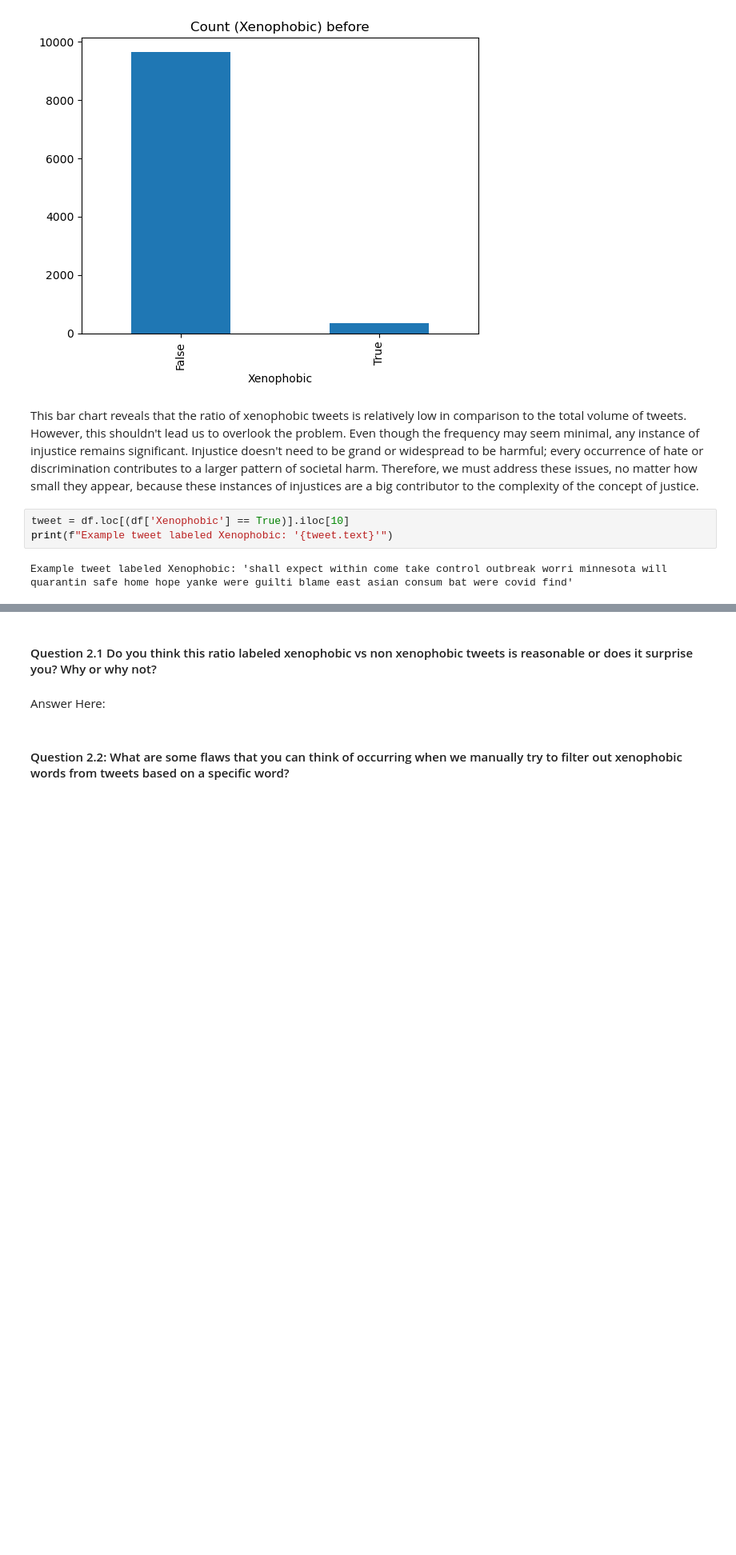
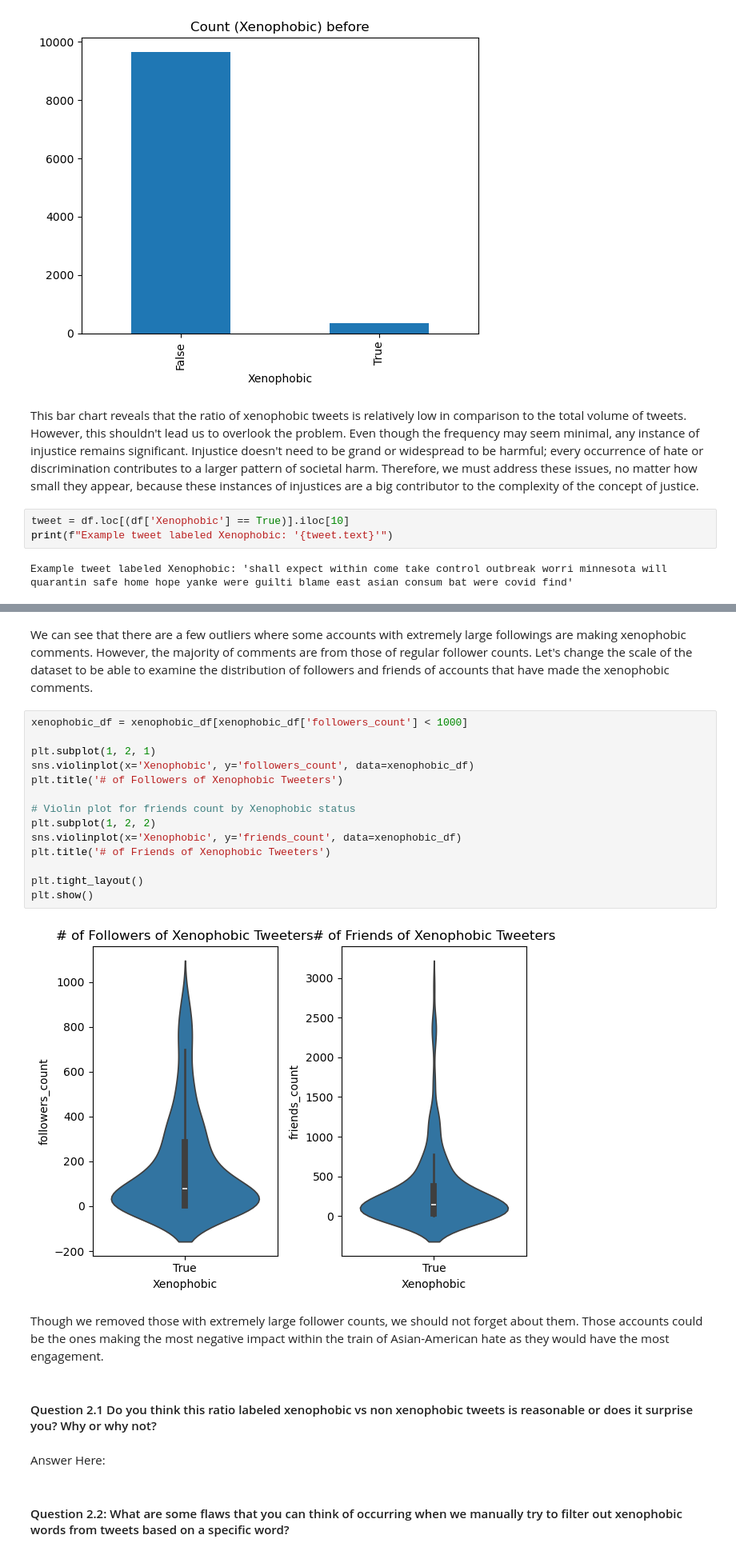
Before and after one commit to kyun33/Justice-Project, a Jupyter notebook: datac4ac.ipynb, the cells around one changed output, grey strips where cells are left out. Shown at 80% size. Drawn from its saved outputs; the diff is of its cells as text; blank space fills up the shorter version.

```diff
--- a/datac4ac.ipynb
+++ b/datac4ac.ipynb
@@ -126,3 +145,23 @@ Example tweet labeled Xenophobic: 'shall expect within come take control outbrea
+# %% [markdown]
+We can see that there are a few outliers where some accounts with extremely large followings are making xenophobic comments. However, the majority of comments are from those of regular follower counts. Let's change the scale of the dataset to be able to examine the distribution of followers and friends of accounts that have made the xenophobic comments.
+# %%
+xenophobic_df = xenophobic_df[xenophobic_df['followers_count'] < 1000]
+
+plt.subplot(1, 2, 1)
+sns.violinplot(x='Xenophobic', y='followers_count', data=xenophobic_df)
+plt.title('# of Followers of Xenophobic Tweeters')
+
+# Violin plot for friends count by Xenophobic status
+plt.subplot(1, 2, 2)
+sns.violinplot(x='Xenophobic', y='friends_count', data=xenophobic_df)
+plt.title('# of Friends of Xenophobic Tweeters')
+
+plt.tight_layout()
+plt.show()
+# %% [output]
+[figure, added]
+# %% [markdown]
+Though we removed those with extremely large follower counts, we should not forget about them. Those accounts could be the ones making the most negative impact within the train of Asian-American hate as they would have the most engagement.
 # %% [markdown]
 #### Question 2.1 Do you think this ratio labeled xenophobic vs non xenophobic tweets is reasonable or does it surprise you? Why or why not?
 # %% [markdown]
```
Also changed, not shown: parts of 9 cells of this notebook.
